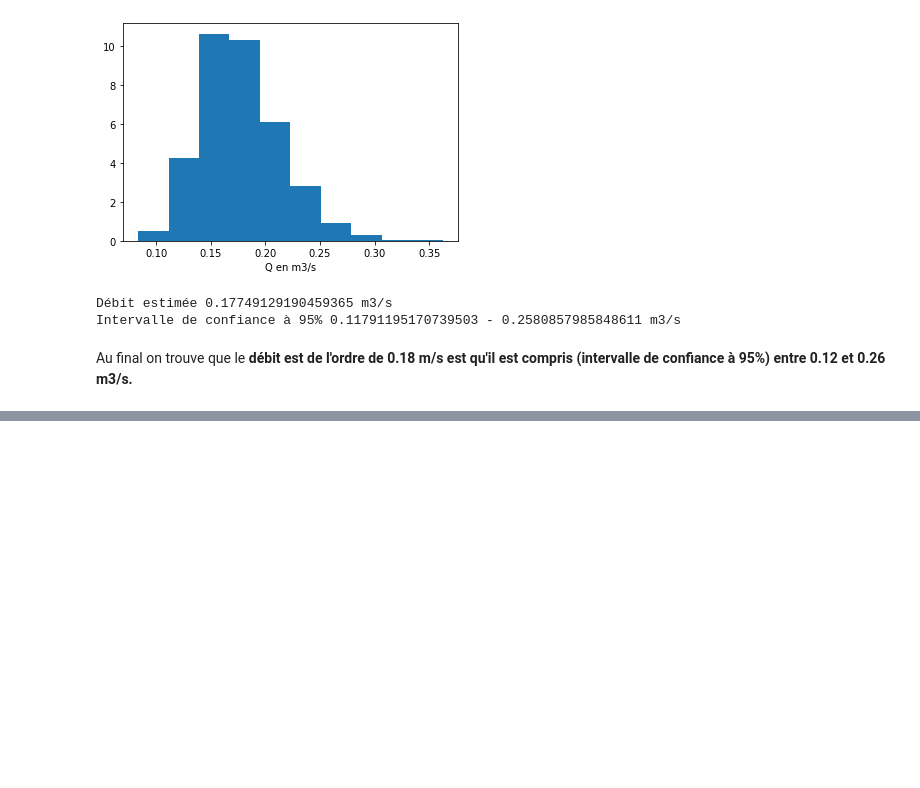
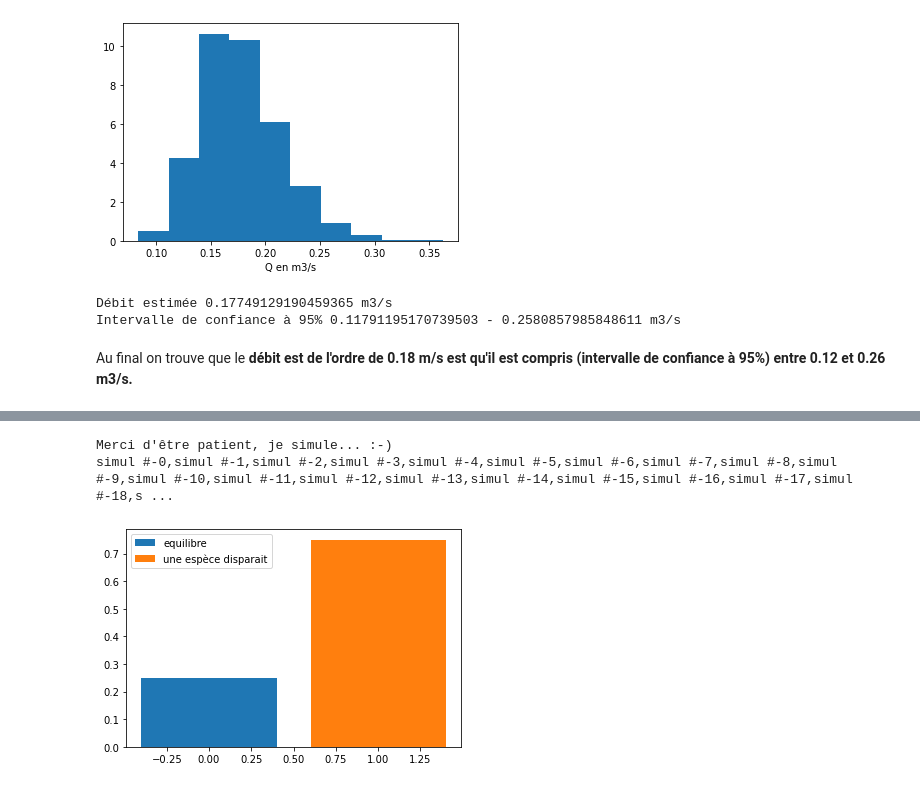
Before and after one commit to randlab/amde, a Jupyter notebook: series/serie09_solutions.ipynb, the cells around one changed output, grey strips where cells are left out. Drawn from its saved outputs; the diff is of its cells as text; code cells hidden in the pictures; blank space fills up the shorter version.

```diff
--- a/series/serie09_solutions.ipynb
+++ b/series/serie09_solutions.ipynb
@@ -116,0 +198,25 @@ Au final on trouve que le **débit est de l'ordre de 0.18 m/s est qu'il est comp
+# %%
+ns = 100
+f = np.zeros((ns, 1))
+
+print("Merci d'être patient, je simule... :-)")
+for k in range(ns):
+
+    print(f"simul #-{k},", end='')
+    N1, N2 = simul_populations(N, nsteps, mortality)
+    if N1[-1] * N2[-1] == 0:
+        f[k] = 1
+
+print("Voila, c'est fini !")
+# %% [output]
+Merci d'être patient, je simule... :-)
+simul #-0,simul #-1,simul #-2,simul #-3,simul #-4,simul #-5,simul #-6,simul #-7,simul #-8,simul #-9,simul #-10,simul #-11,simul #-12,simul #-13,simul #-14,simul #-15,simul #-16,simul #-17,simul #-18,s ...
+# %%
+proba_disparition = np.sum(f)/ns
+proba_equilibrium = 1 - proba_disparition
+plt.bar(0,proba_equilibrium,label="equilibre")
+plt.bar(1,proba_disparition,label="une espèce disparait")
+plt.legend()
+plt.show()
+# %% [output]
+[figure, added]
```
Also changed, not shown: parts of 7 cells of this notebook, 4 other files.
